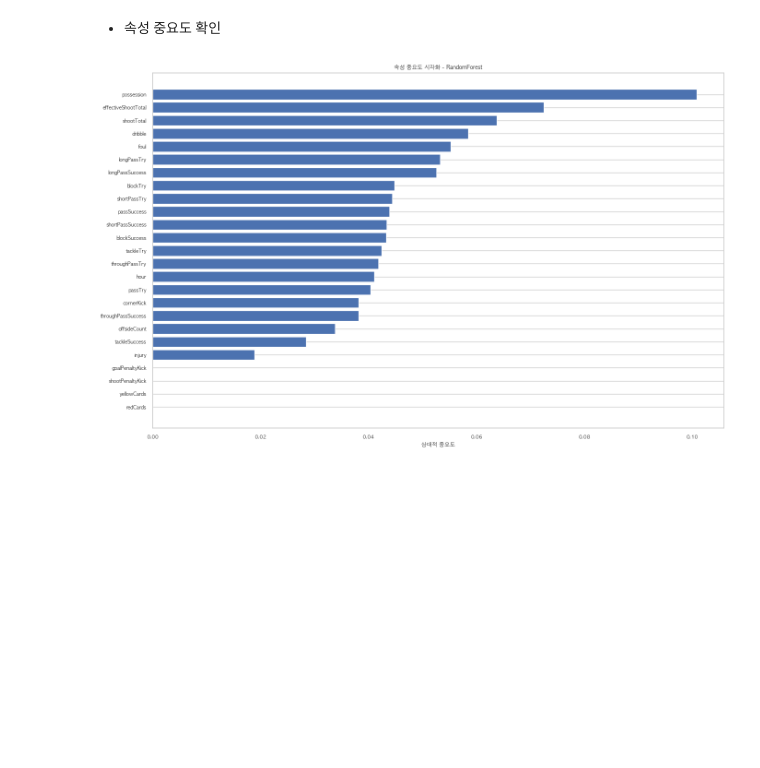
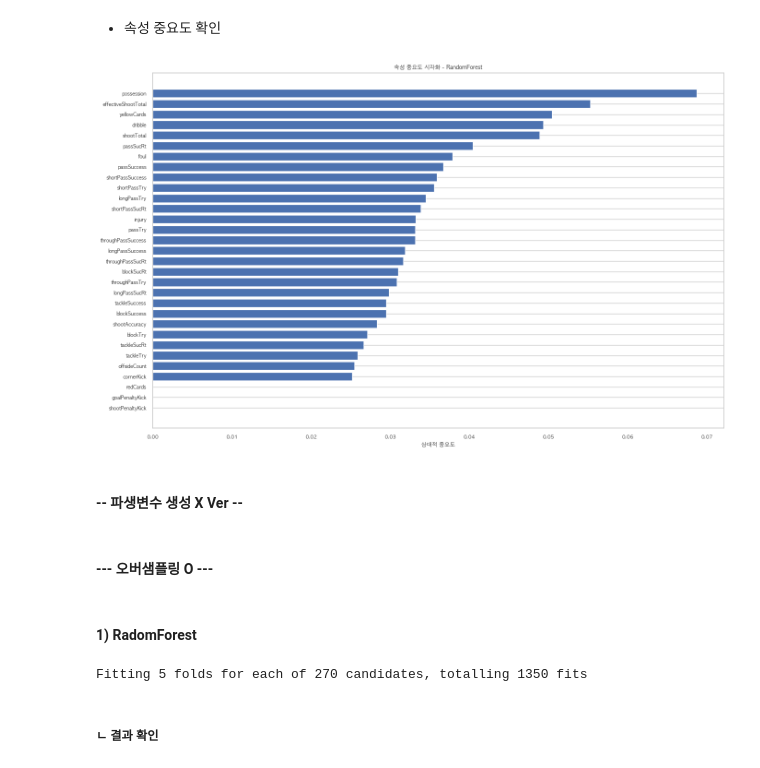
Before and after one commit to harrym8n/Proj_FC_Online, a Jupyter notebook: fconline_build_model.ipynb, the cells around one changed output. Drawn from its saved outputs; the diff is of its cells as text; code cells hidden in the pictures; blank space fills up the shorter version.

```diff
--- a/fconline_build_model.ipynb
+++ b/fconline_build_model.ipynb
@@ -551,0 +607,5 @@ outlier_processed_df.head()
+# %%
+# 태클 성공율
+encoded_df['tackleSucRt'] = (
+    encoded_df['tackleSuccess'] / encoded_df['tackleTry']
+).fillna(0)
@@ -551,0 +614,5 @@ outlier_processed_df.head()
+# %%
+# 블록 성공율
+encoded_df['blockSucRt'] = (
+    encoded_df['blockSuccess'] / encoded_df['blockTry']
+).fillna(0)
@@ -674,7 +752,7 @@ outlier_processed_df.to_csv('./data/outlier_processed_data.csv', encoding='utf-8
 # %%
 # X, y 분할
-X = outlier_processed_df.drop(columns=['matchResult','ouid'], axis=1)
-y = outlier_processed_df['matchResult']
+X = encoded_df.drop(columns=['matchResult','ouid'], axis=1)
+y = encoded_df['matchResult']
 # %%
 X.head(3)
 # %% [output]
@@ -720,0 +840,3 @@ np.unique(y, return_counts=True)
+# %%
+X = pd.get_dummies(X, columns = ['weekend'], drop_first=True, dtype = int)
+X.head(3)
@@ -1377,19 +1398,51 @@ plt.show()
 # %%
 # 속성 중요도 추출
 importances = best_model.feature_importances_
 
 # 속성 이름 정의
-feature_names = X_res.columns
+feature_names = X.columns
 
 # 속성 중요도 시각화
 indices = np.argsort(importances)
 
 plt.figure(figsize=(16, 10))
 plt.title("속성 중요도 시각화 - RandomForest")
 plt.barh(range(len(indices)), importances[indices], color="b", align="center")
 plt.yticks(range(len(indices)), [feature_names[i] for i in indices])
 plt.xlabel("상대적 중요도")
 plt.grid(axis='x')
 plt.show()
 # %% [output]
-[figure, old version]
+[figure, new version]
+# %% [markdown]
+#### -- 파생변수 생성 X Ver --
+# %% [markdown]
+#### --- 오버샘플링 O ---
+# %% [markdown]
+#### 1) RadomForest
+# %%
+# 랜덤 포레스트 모델 초기화
+rf_model = RandomForestClassifier(random_state=42)
+
+# 그리드 서치를 위한 하이퍼파라미터 설정
+param_grid = {
+    'n_estimators': [100, 200, 300],
+    'max_depth': [None, 10, 20, 30, 50],
+    'min_samples_split': [2, 5, 10],
+    'min_samples_leaf': [1, 2, 4],
+    'bootstrap': [True, False]
+}
+
+# GridSearchCV 수행
+grid_search = GridSearchCV(estimator=rf_model, param_grid=param_grid, cv=5, scoring='accuracy', n_jobs=-1, verbose=1)
+grid_search.fit(X_no_res, y_no_res)
+
+# 최적 모델 선택
+best_model = grid_search.best_estimator_
+
+# 최적 모델로 예측 수행
+y_test_pred = best_model.predict(X_no_test)
+# %% [output]
+Fitting 5 folds for each of 270 candidates, totalling 1350 fits
+# %% [markdown]
+##### ㄴ 결과 확인
```
Also changed, not shown: parts of 122 cells of this notebook, 6 other files.
